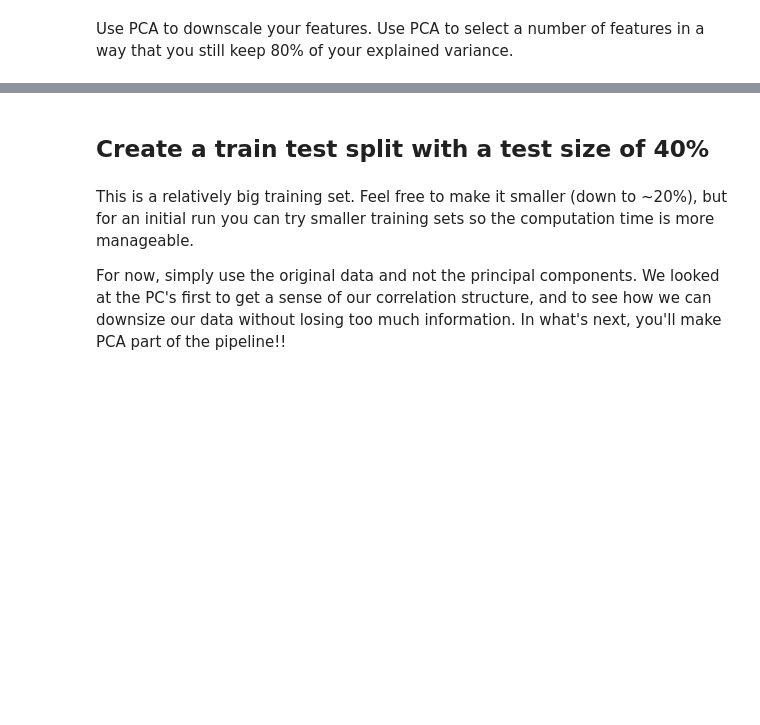
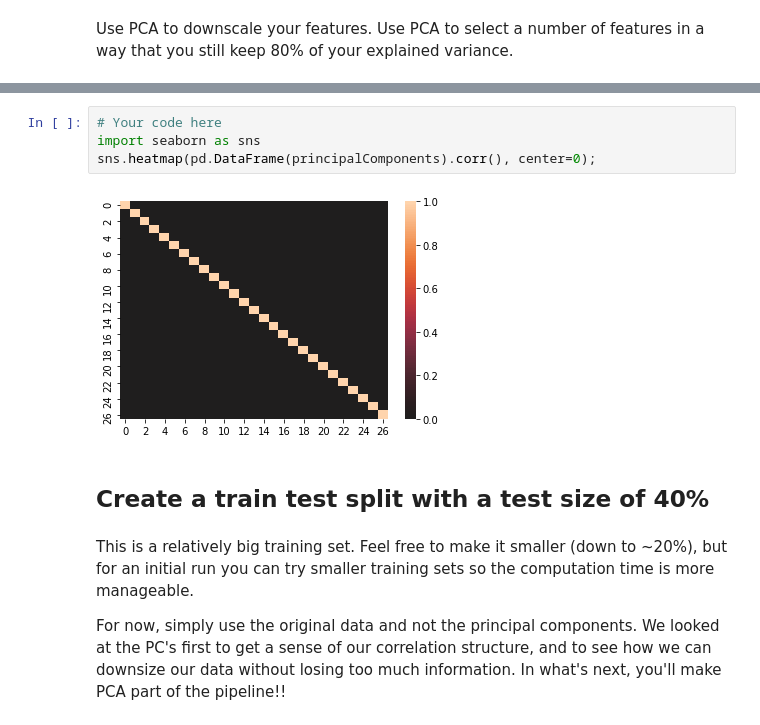
Before and after one commit to znob/dsc-3-36-03-comparing-machine-learning-techniques-using-pipelines-lab-nyc-career-ds-102218, a Jupyter notebook: index.ipynb, the cells around one changed output, grey strips where cells are left out. Saved outputs shown, nothing was run; the diff lists cells and outputs as text; blank space fills up the shorter version.

```diff
--- a/index.ipynb
+++ b/index.ipynb
@@ -77,3 +164,9 @@ Use PCA to downscale your features. Use PCA to select a number of features in a
+# %%
+# Your code here
+import seaborn as sns
+sns.heatmap(pd.DataFrame(principalComponents).corr(), center=0);
+# %% [output]
+[figure, added]
 # %% [markdown]
 ## Create a train test split with a test size of 40%
 # %% [markdown]
```
Also changed, not shown: parts of 17 cells of this notebook.
